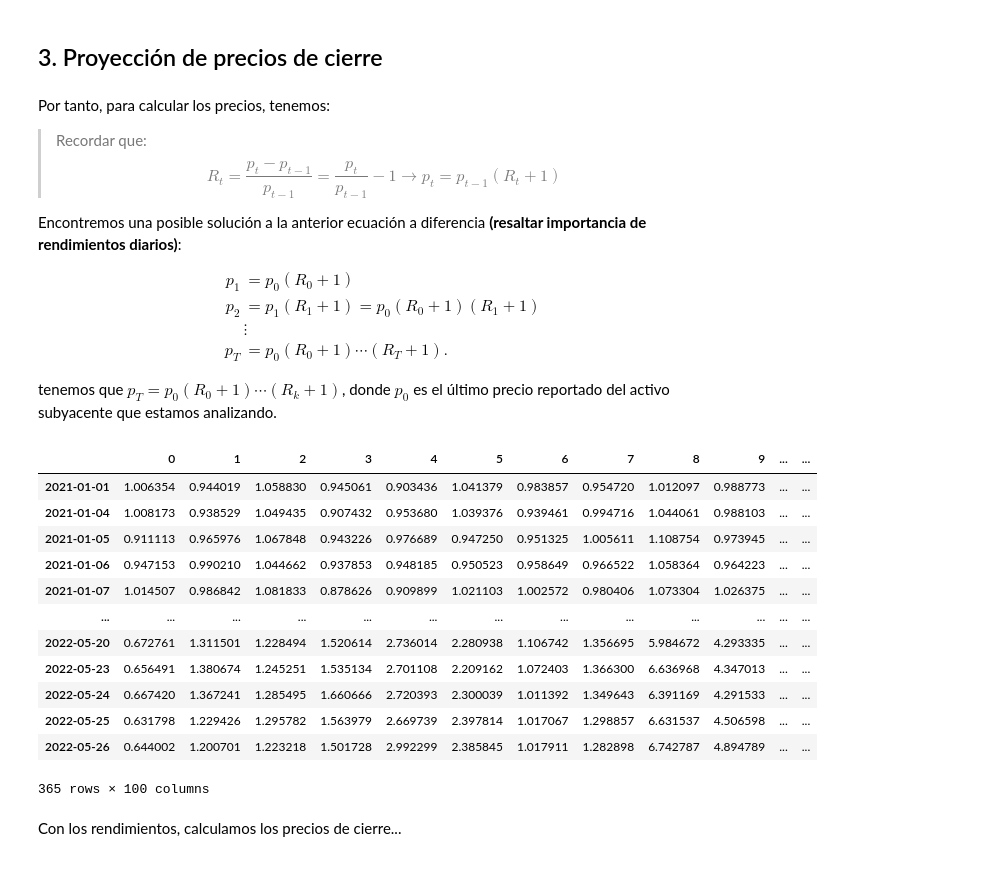
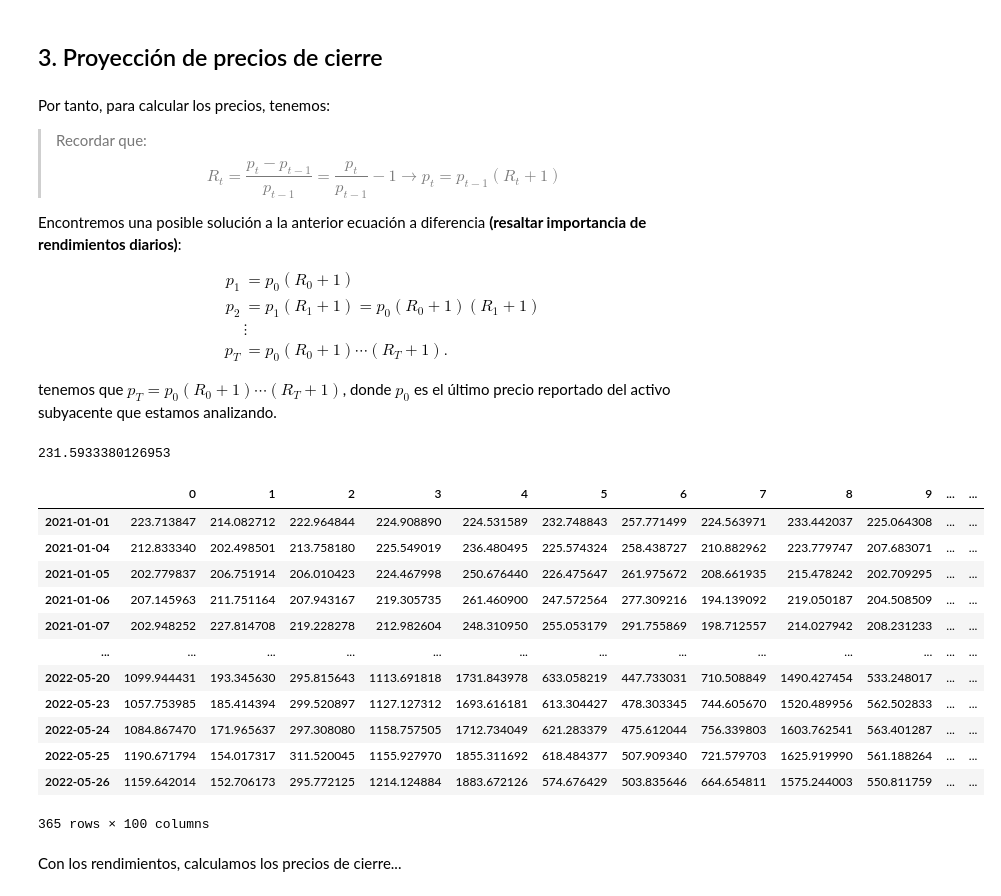
Before and after one commit to odjaramilloz/SimMat-2023-2, a Jupyter notebook: Modulo 2/Clase13_ProbabilidadPrecioUmbral .ipynb, the cells around one changed output. Drawn from its saved outputs; the diff is of its cells as text; code cells hidden in the pictures.

```diff
--- a/Modulo 2/Clase13_ProbabilidadPrecioUmbral .ipynb
+++ b/Modulo 2/Clase13_ProbabilidadPrecioUmbral .ipynb
@@ -235,22 +261,26 @@ p_{2}&=p_1(R_{1}+1)=p_{0}(R_0+1)(R_{1}+1)\\
 p_{T}&=p_{0}(R_0+1)\cdots(R_{T}+1).
 \end{align}$$
 
-tenemos que $p_{T}=p_{0}(R_0+1)\cdots(R_{k}+1)$, donde $p_{0}$ es el último precio reportado del activo subyacente que estamos analizando.
+tenemos que $p_{T}=p_{0}(R_0+1)\cdots(R_{T}+1)$, donde $p_{0}$ es el último precio reportado del activo subyacente que estamos analizando.
+# %%
+precios['TSLA'][-1]
+# %% [output]
+231.5933380126953
 # %%
-(rend_simu_TSLA + 1).cumprod()
+precios['TSLA'][-1] * (rend_simu_TSLA + 1).cumprod(axis=0)
 # %% [output]
 |  | 0 | 1 | 2 | 3 | 4 | 5 | 6 | 7 | 8 | 9 | ... | ... |
-| 2021-01-01 | 1.006354 | 0.944019 | 1.058830 | 0.945061 | 0.903436 | 1.041379 | 0.983857 | 0.954720 | 1.012097 | 0.988773 | ... | ... |
-| 2021-01-04 | 1.008173 | 0.938529 | 1.049435 | 0.907432 | 0.953680 | 1.039376 | 0.939461 | 0.994716 | 1.044061 | 0.988103 | ... | ... |
-| 2021-01-05 | 0.911113 | 0.965976 | 1.067848 | 0.943226 | 0.976689 | 0.947250 | 0.951325 | 1.005611 | 1.108754 | 0.973945 | ... | ... |
-| 2021-01-06 | 0.947153 | 0.990210 | 1.044662 | 0.937853 | 0.948185 | 0.950523 | 0.958649 | 0.966522 | 1.058364 | 0.964223 | ... | ... |
-| 2021-01-07 | 1.014507 | 0.986842 | 1.081833 | 0.878626 | 0.909899 | 1.021103 | 1.002572 | 0.980406 | 1.073304 | 1.026375 | ... | ... |
+| 2021-01-01 | 223.713847 | 214.082712 | 222.964844 | 224.908890 | 224.531589 | 232.748843 | 257.771499 | 224.563971 | 233.442037 | 225.064308 | ... | ... |
+| 2021-01-04 | 212.833340 | 202.498501 | 213.758180 | 225.549019 | 236.480495 | 225.574324 | 258.438727 | 210.882962 | 223.779747 | 207.683071 | ... | ... |
+| 2021-01-05 | 202.779837 | 206.751914 | 206.010423 | 224.467998 | 250.676440 | 226.475647 | 261.975672 | 208.661935 | 215.478242 | 202.709295 | ... | ... |
+| 2021-01-06 | 207.145963 | 211.751164 | 207.943167 | 219.305735 | 261.460900 | 247.572564 | 277.309216 | 194.139092 | 219.050187 | 204.508509 | ... | ... |
+| 2021-01-07 | 202.948252 | 227.814708 | 219.228278 | 212.982604 | 248.310950 | 255.053179 | 291.755869 | 198.712557 | 214.027942 | 208.231233 | ... | ... |
 | ... | ... | ... | ... | ... | ... | ... | ... | ... | ... | ... | ... | ... |
-| 2022-05-20 | 0.672761 | 1.311501 | 1.228494 | 1.520614 | 2.736014 | 2.280938 | 1.106742 | 1.356695 | 5.984672 | 4.293335 | ... | ... |
-| 2022-05-23 | 0.656491 | 1.380674 | 1.245251 | 1.535134 | 2.701108 | 2.209162 | 1.072403 | 1.366300 | 6.636968 | 4.347013 | ... | ... |
-| 2022-05-24 | 0.667420 | 1.367241 | 1.285495 | 1.660666 | 2.720393 | 2.300039 | 1.011392 | 1.349643 | 6.391169 | 4.291533 | ... | ... |
-| 2022-05-25 | 0.631798 | 1.229426 | 1.295782 | 1.563979 | 2.669739 | 2.397814 | 1.017067 | 1.298857 | 6.631537 | 4.506598 | ... | ... |
-| 2022-05-26 | 0.644002 | 1.200701 | 1.223218 | 1.501728 | 2.992299 | 2.385845 | 1.017911 | 1.282898 | 6.742787 | 4.894789 | ... | ... |
+| 2022-05-20 | 1099.944431 | 193.345630 | 295.815643 | 1113.691818 | 1731.843978 | 633.058219 | 447.733031 | 710.508849 | 1490.427454 | 533.248017 | ... | ... |
+| 2022-05-23 | 1057.753985 | 185.414394 | 299.520897 | 1127.127312 | 1693.616181 | 613.304427 | 478.303345 | 744.605670 | 1520.489956 | 562.502833 | ... | ... |
+| 2022-05-24 | 1084.867470 | 171.965637 | 297.308080 | 1158.757505 | 1712.734049 | 621.283379 | 475.612044 | 756.339803 | 1603.762541 | 563.401287 | ... | ... |
+| 2022-05-25 | 1190.671794 | 154.017317 | 311.520045 | 1155.927970 | 1855.311692 | 618.484377 | 507.909340 | 721.579703 | 1625.919990 | 561.188264 | ... | ... |
+| 2022-05-26 | 1159.642014 | 152.706173 | 295.772125 | 1214.124884 | 1883.672126 | 574.676429 | 503.835646 | 664.654811 | 1575.244003 | 550.811759 | ... | ... |
 365 rows × 100 columns
 # %% [markdown]
 Con los rendimientos, calculamos los precios de cierre...
```
Also changed, not shown: parts of 19 cells of this notebook, 2 other files.
